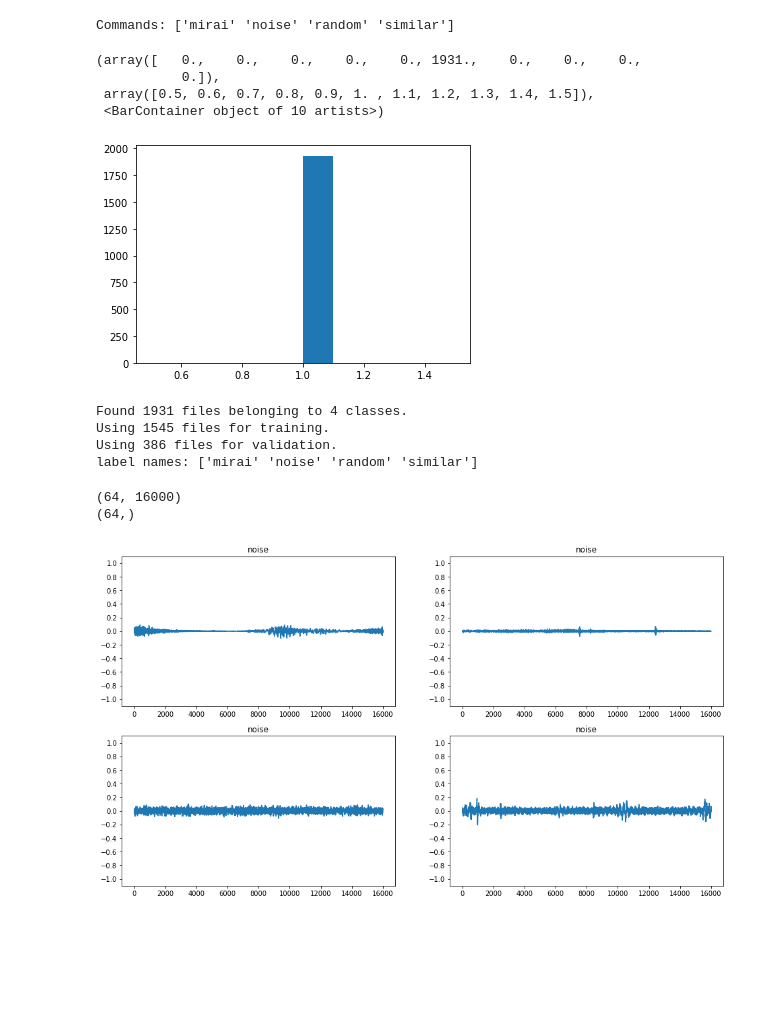
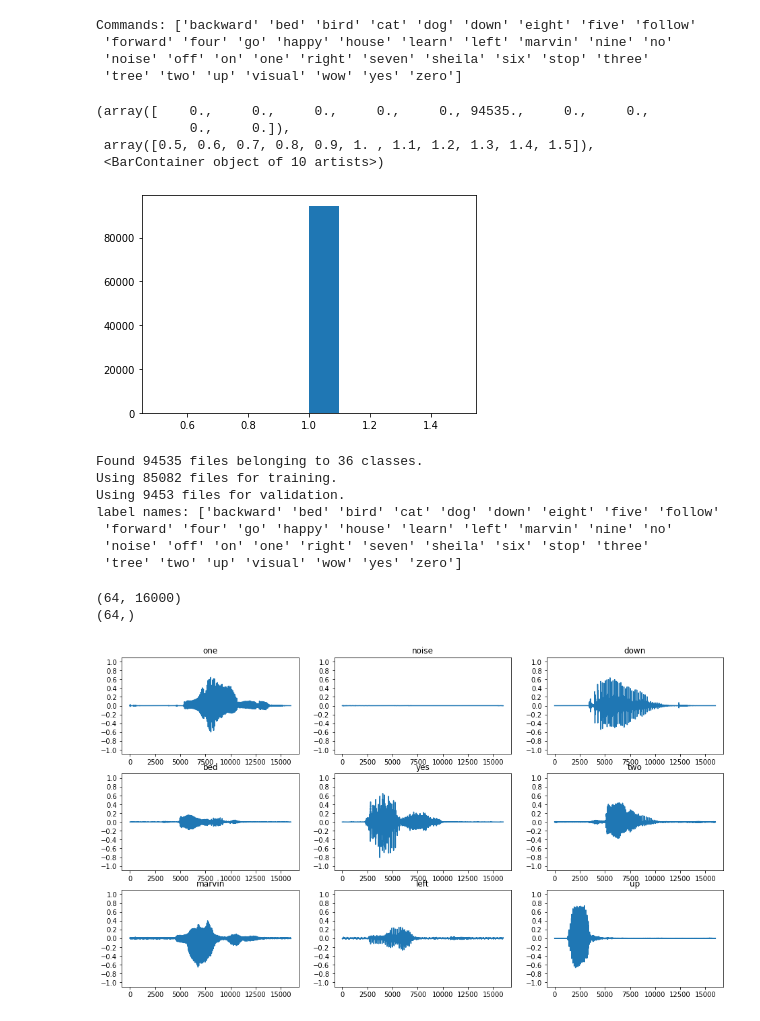
Before and after one commit to Hayk-21/Word_Recognition_on_Raspberry_Pi, a Jupyter notebook: main.ipynb, the cells around one changed output. Drawn from its saved outputs; the diff is of its cells as text; code cells hidden in the pictures; blank space fills up the shorter version.

```diff
--- a/main.ipynb
+++ b/main.ipynb
@@ -19,7 +21,7 @@ seed = 42
 tf.random.set_seed(seed)
 np.random.seed(seed)
 # %%
-DATASET_PATH = 'data/mini_speech_commands/rosy/'
+DATASET_PATH = 'data/mini_speech_commands/all'
 
 data_dir = pathlib.Path(DATASET_PATH)
 if not data_dir.exists():
@@ -33,12 +35,11 @@ commands = np.array(tf.io.gfile.listdir(str(data_dir)))
 commands = commands[commands != 'README.md']
 print('Commands:', commands)
 # %% [output]
-Commands: ['mirai' 'noise' 'random' 'similar']
+Commands: ['backward' 'bed' 'bird' 'cat' 'dog' 'down' 'eight' 'five' 'follow'
+ 'forward' 'four' 'go' 'happy' 'house' 'learn' 'left' 'marvin' 'nine' 'no'
+ 'noise' 'off' 'on' 'one' 'right' 'seven' 'sheila' 'six' 'stop' 'three'
+ 'tree' 'two' 'up' 'visual' 'wow' 'yes' 'zero']
 # %%
-from random import sample
-from scipy.io import wavfile
-import soundfile
-
 duration_of_recordings=[]
 for label in commands:
     waves = [f for f in os.listdir(DATASET_PATH + '/'+ label) if f.endswith('.wav')]
@@ -53,16 +54,16 @@ for label in commands:
             file_to_rem = pathlib.Path(DATASET_PATH + '/'+ label + '/' + wav).unlink()
 plt.hist(np.array(duration_of_recordings))
 # %% [output]
-(array([   0.,    0.,    0.,    0.,    0., 1931.,    0.,    0.,    0.,
-           0.]),
+(array([    0.,     0.,     0.,     0.,     0., 94535.,     0.,     0.,
+            0.,     0.]),
  array([0.5, 0.6, 0.7, 0.8, 0.9, 1. , 1.1, 1.2, 1.3, 1.4, 1.5]),
  <BarContainer object of 10 artists>)
-[figure, old version]
+[figure, new version]
 # %%
 train_ds, val_ds = tf.keras.utils.audio_dataset_from_directory(
     directory=data_dir,
     batch_size=64,
-    validation_split=0.2,
+    validation_split=0.1,
     seed=0,
     output_sequence_length=16000,
     subset='both')
@@ -70,10 +71,13 @@ train_ds, val_ds = tf.keras.utils.audio_dataset_from_directory(
 label_names = np.array(train_ds.class_names)
 print("label names:", label_names)
 # %% [output]
-Found 1931 files belonging to 4 classes.
-Using 1545 files for training.
-Using 386 files for validation.
-label names: ['mirai' 'noise' 'random' 'similar']
+Found 94535 files belonging to 36 classes.
+Using 85082 files for training.
+Using 9453 files for validation.
+label names: ['backward' 'bed' 'bird' 'cat' 'dog' 'down' 'eight' 'five' 'follow'
+ 'forward' 'four' 'go' 'happy' 'house' 'learn' 'left' 'marvin' 'nine' 'no'
+ 'noise' 'off' 'on' 'one' 'right' 'seven' 'sheila' 'six' 'stop' 'three'
+ 'tree' 'two' 'up' 'visual' 'wow' 'yes' 'zero']
 # %%
 # train_ds.element_specc
 # %%
@@ -96,24 +100,24 @@ for example_audio, example_labels in train_ds.take(1):
 # %%
 # label_names[[1,1,3,0]]
 # %%
-rows = 2
-cols = 2
+rows = 3
+cols = 3
 n = rows * cols
 fig, axes = plt.subplots(rows, cols, figsize=(16, 9))
 
 for i in range(n):
   if i>=n:
     break
   r = i // cols
   c = i % cols
   ax = axes[r][c]
   ax.plot(example_audio[i].numpy())
   ax.set_yticks(np.arange(-1.2, 1.2, 0.2))
   label = label_names[example_labels[i]]
   ax.set_title(label)
   ax.set_ylim([-1.1,1.1])
 
 plt.show()
 # %% [output]
-[figure, old version]
+[figure, new version]
 # %%
```
Also changed, not shown: parts of 20 cells of this notebook, 3 other files.
